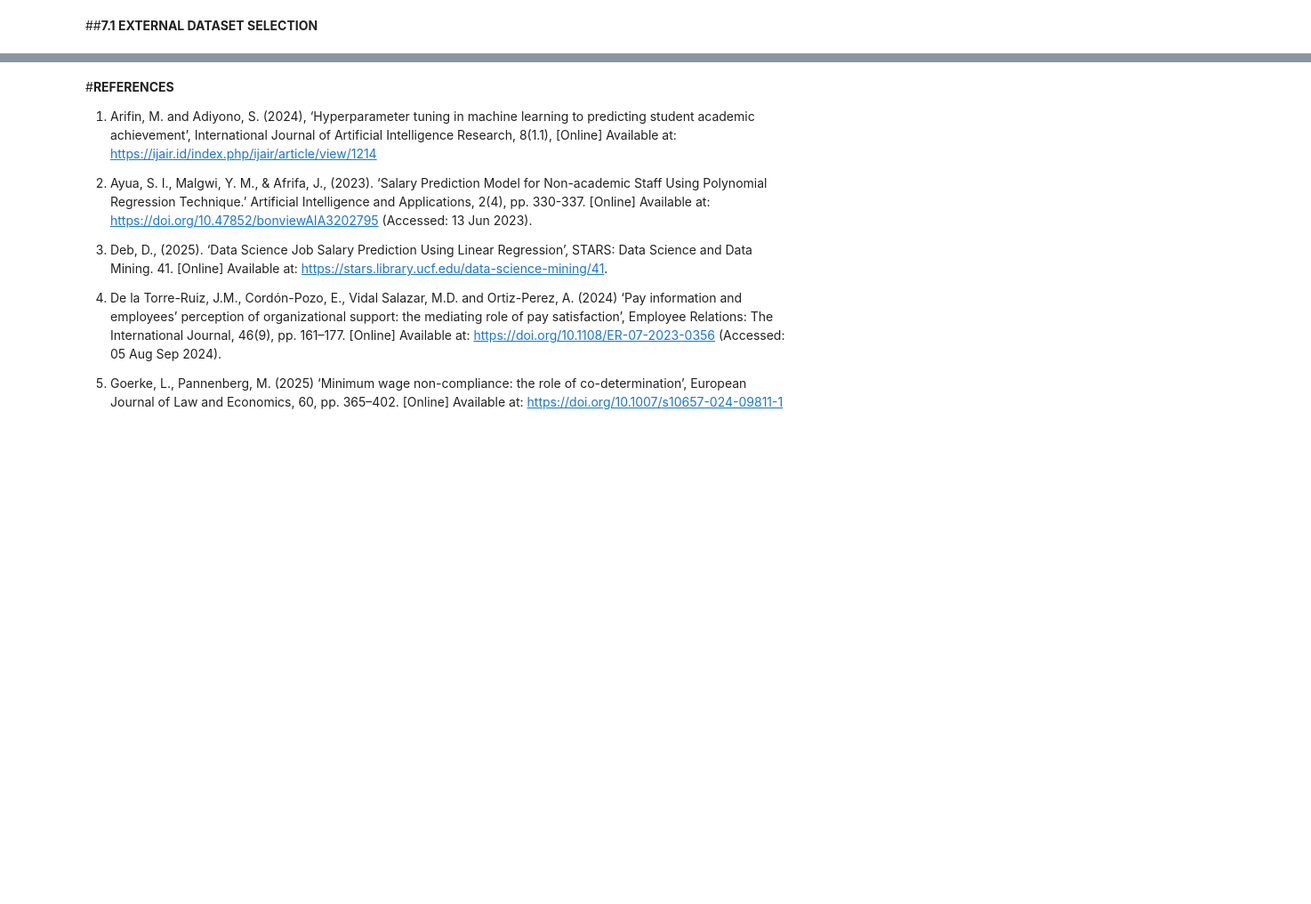
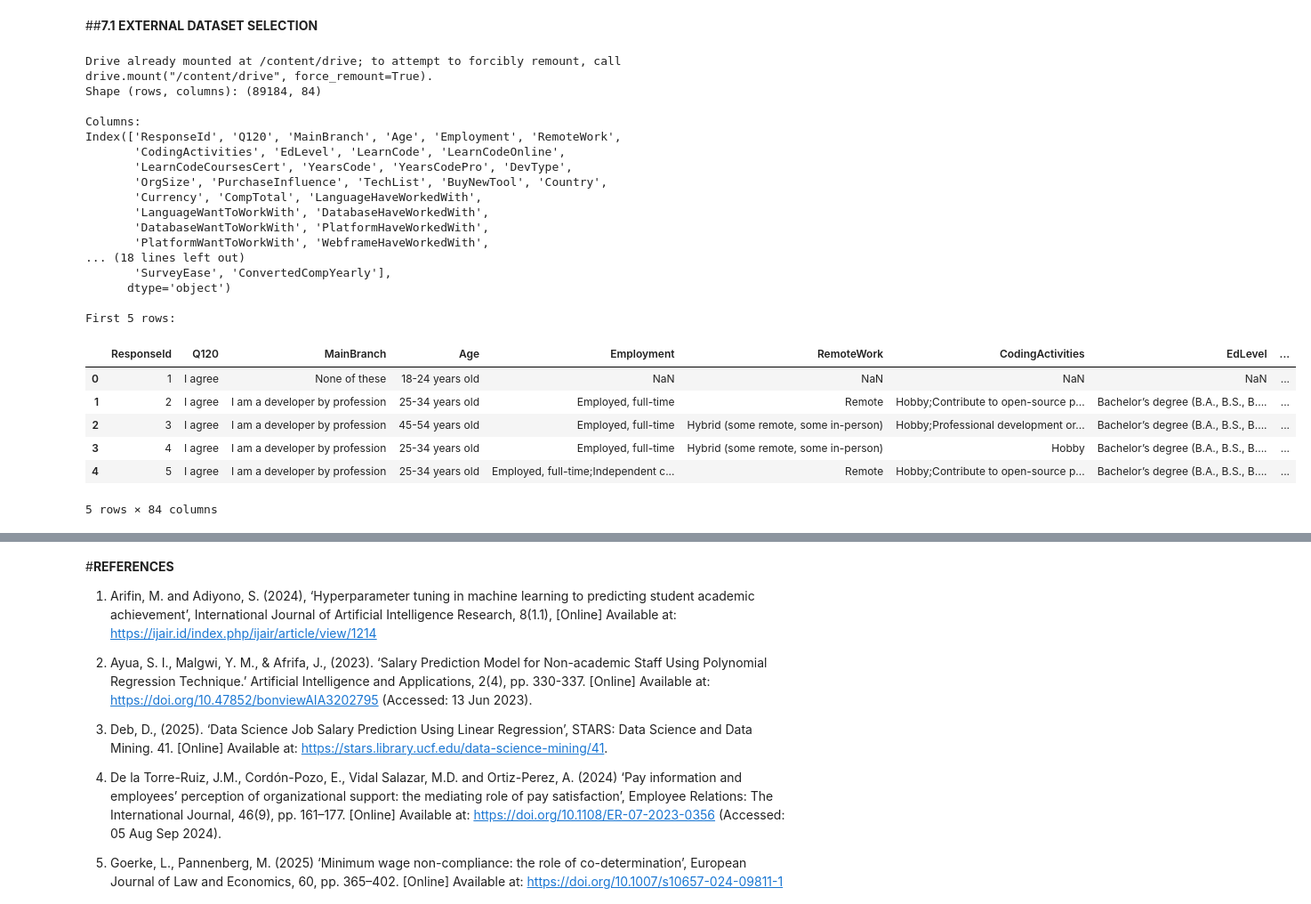
Before and after one commit to behrad-mohammadi/salary-prediction-data-jobs, a Jupyter notebook: Notebook/salary_analysis_main.ipynb, the cells around one changed output, grey strips where cells are left out. Shown: that part at 89% size. Saved outputs shown, nothing was run; the diff lists cells and outputs as text; code cells hidden in the pictures; blank space fills up the shorter version.

```diff
--- a/Notebook/salary_analysis_main.ipynb
+++ b/Notebook/salary_analysis_main.ipynb
@@ -1112,3 +1112,49 @@ Although the models do not predict salaries with very high accuracy, they still
 #**CHAPTER 7 - VALIDATION & EXTERNAL TESTING**
 # %% [markdown]
 ##**7.1	EXTERNAL DATASET SELECTION**
+# %%
+# Mount Google Drive to access external files
+from google.colab import drive
+drive.mount('/content/drive')
+
+# Path of the external dataset in Google Drive
+external_path = '/content/drive/MyDrive/IBS_Salary_Project/External Dataset.csv'
+
+# 1) Load the external dataset
+ext_df = pd.read_csv(external_path)
+
+# 2) Show basic information
+print("Shape (rows, columns):", ext_df.shape)
+
+# Print all column names
+print("\nColumns:")
+print(ext_df.columns)
+
+# Preview the first 5 rows
+print("\nFirst 5 rows:")
+ext_df.head()
+# %% [output]
+Drive already mounted at /content/drive; to attempt to forcibly remount, call drive.mount("/content/drive", force_remount=True).
+Shape (rows, columns): (89184, 84)
+
+Columns:
+Index(['ResponseId', 'Q120', 'MainBranch', 'Age', 'Employment', 'RemoteWork',
+       'CodingActivities', 'EdLevel', 'LearnCode', 'LearnCodeOnline',
+       'LearnCodeCoursesCert', 'YearsCode', 'YearsCodePro', 'DevType',
+       'OrgSize', 'PurchaseInfluence', 'TechList', 'BuyNewTool', 'Country',
+       'Currency', 'CompTotal', 'LanguageHaveWorkedWith',
+       'LanguageWantToWorkWith', 'DatabaseHaveWorkedWith',
+       'DatabaseWantToWorkWith', 'PlatformHaveWorkedWith',
+       'PlatformWantToWorkWith', 'WebframeHaveWorkedWith',
+... (18 lines left out)
+       'SurveyEase', 'ConvertedCompYearly'],
+      dtype='object')
+
+First 5 rows:
+|  | ResponseId | Q120 | MainBranch | Age | Employment | RemoteWork | CodingActivities | EdLevel | ... |
+| 0 | 1 | I agree | None of these | 18-24 years old | NaN | NaN | NaN | NaN | ... |
+| 1 | 2 | I agree | I am a developer by profession | 25-34 years old | Employed, full-time | Remote | Hobby;Contribute to open-source p... | Bachelor’s degree (B.A., B.S., B.... | ... |
+| 2 | 3 | I agree | I am a developer by profession | 45-54 years old | Employed, full-time | Hybrid (some remote, some in-person) | Hobby;Professional development or... | Bachelor’s degree (B.A., B.S., B.... | ... |
+| 3 | 4 | I agree | I am a developer by profession | 25-34 years old | Employed, full-time | Hybrid (some remote, some in-person) | Hobby | Bachelor’s degree (B.A., B.S., B.... | ... |
+| 4 | 5 | I agree | I am a developer by profession | 25-34 years old | Employed, full-time;Independent c... | Remote | Hobby;Contribute to open-source p... | Bachelor’s degree (B.A., B.S., B.... | ... |
+5 rows × 84 columns
```
Also changed, not shown: parts of 14 cells of this notebook.
